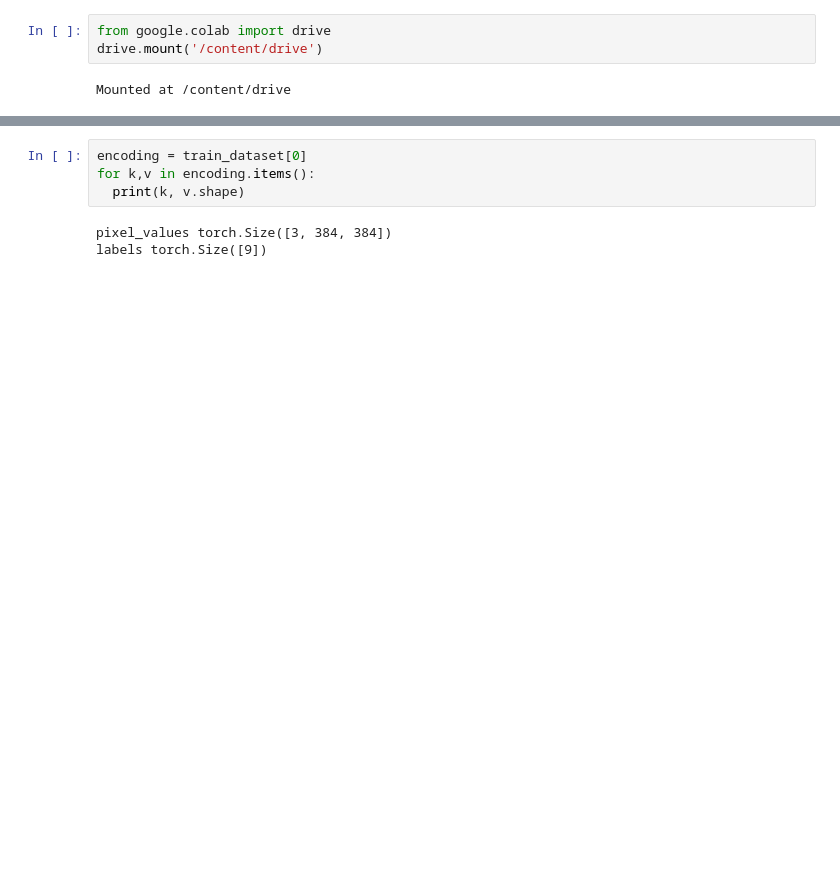
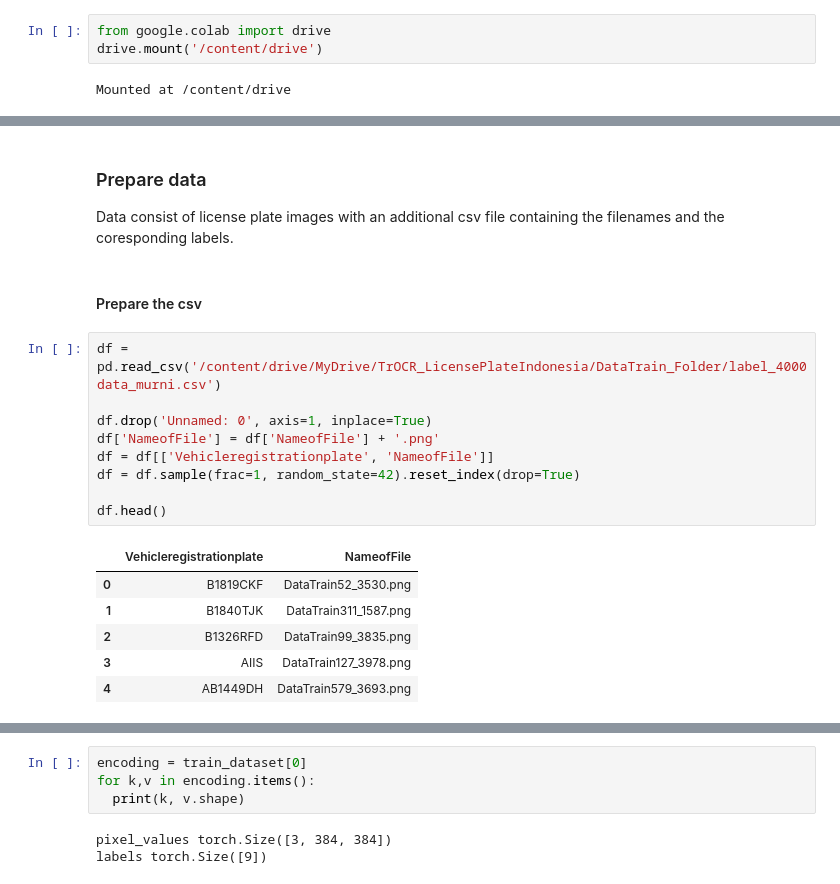
Before and after one commit to davianoh/TrOCR_LicensePlateIndonesia, a Jupyter notebook: TrOCR Licence Plate Augmentation4000 Stratify.ipynb, the cells around one changed output, grey strips where cells are left out. Drawn from its saved outputs; the diff is of its cells as text; blank space fills up the shorter version.

```diff
--- a/TrOCR Licence Plate Augmentation4000 Stratify.ipynb
+++ b/TrOCR Licence Plate Augmentation4000 Stratify.ipynb
@@ -241,0 +105,22 @@ Let's verify an example from the training dataset:
+# %% [markdown]
+### Prepare data
+
+Data consist of license plate images with an additional csv file containing the filenames and the coresponding labels.
+# %% [markdown]
+#### Prepare the csv
+# %%
+df = pd.read_csv('/content/drive/MyDrive/TrOCR_LicensePlateIndonesia/DataTrain_Folder/label_4000data_murni.csv')
+
+df.drop('Unnamed: 0', axis=1, inplace=True)
+df['NameofFile'] = df['NameofFile'] + '.png'
+df = df[['Vehicleregistrationplate', 'NameofFile']]
+df = df.sample(frac=1, random_state=42).reset_index(drop=True)
+
+df.head()
+# %% [output]
+|  | Vehicleregistrationplate | NameofFile |
+| 0 | B1819CKF | DataTrain52_3530.png |
+| 1 | B1840TJK | DataTrain311_1587.png |
+| 2 | B1326RFD | DataTrain99_3835.png |
+| 3 | AIIS | DataTrain127_3978.png |
+| 4 | AB1449DH | DataTrain579_3693.png |
```
Also changed, not shown: parts of 114 cells of this notebook.
